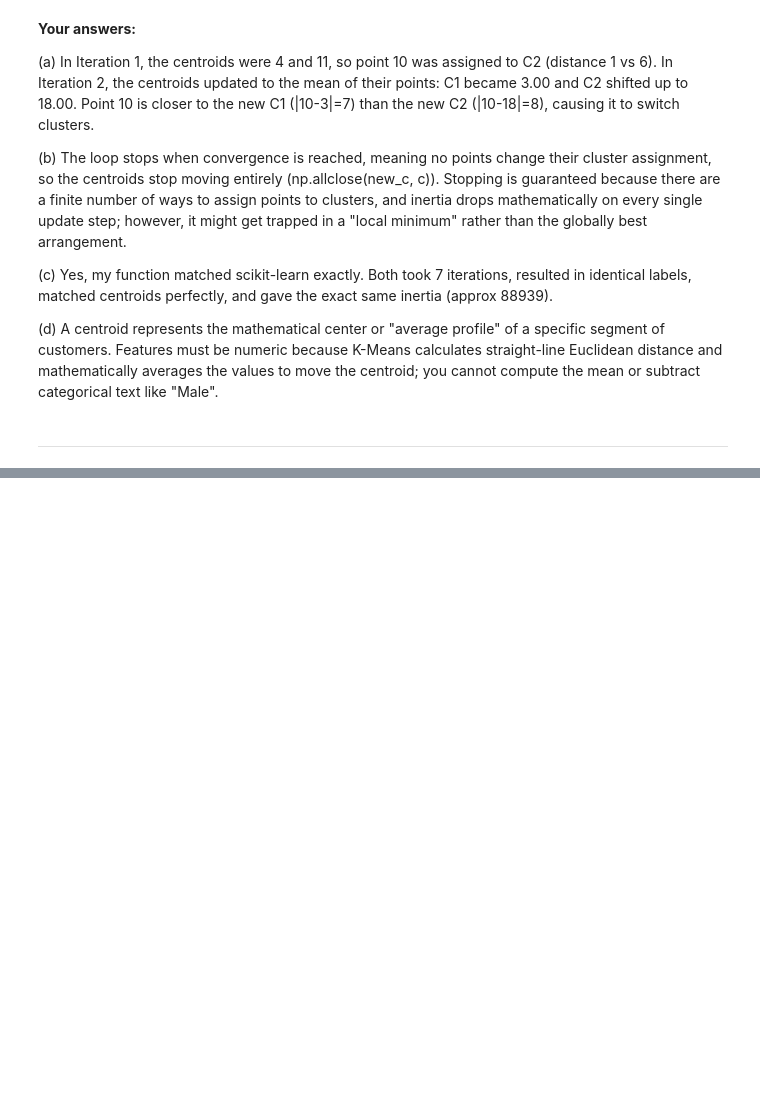
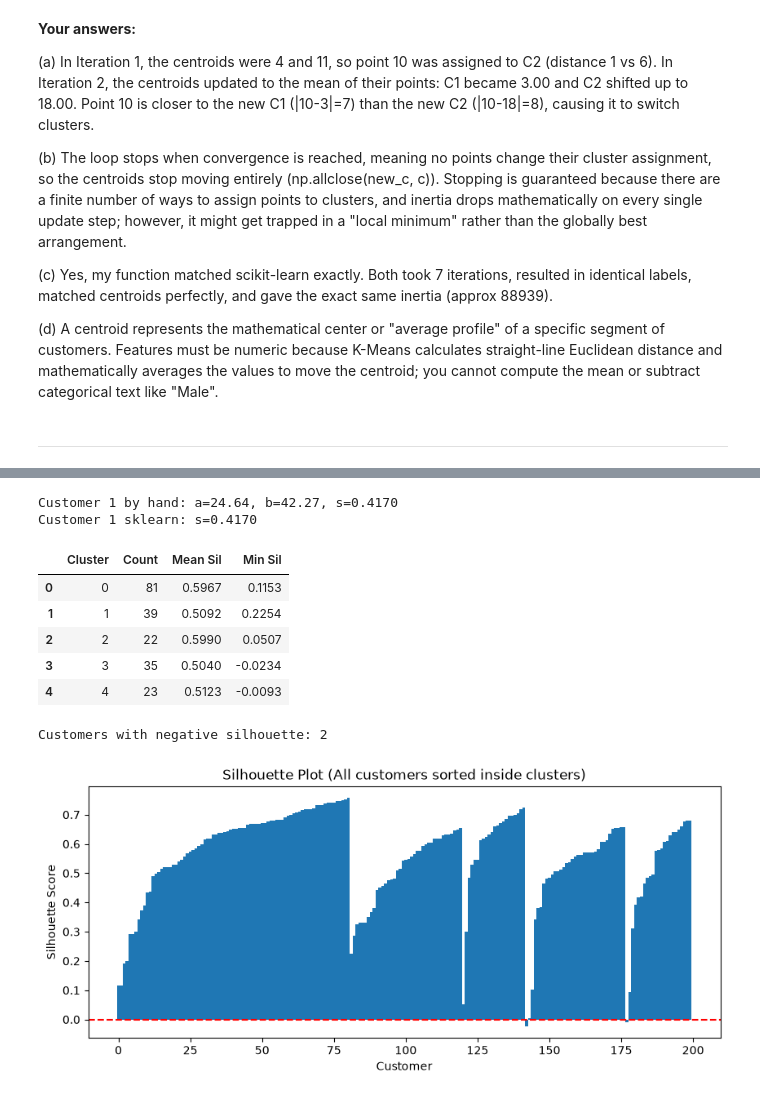
Before and after one commit to bahadurmalik82/customer-segmentation-kmeans, a Jupyter notebook: KMeans_Clustering.ipynb, the cells around one changed output, grey strips where cells are left out. Drawn from its saved outputs; the diff is of its cells as text; code cells hidden in the pictures; blank space fills up the shorter version.

```diff
--- a/KMeans_Clustering.ipynb
+++ b/KMeans_Clustering.ipynb
@@ -351,0 +423,66 @@ Centroids match: True
+# %%
+km5 = KMeans(n_clusters=5, n_init=10, random_state=SEED)
+labels5 = km5.fit_predict(X2)
+
+def point_silhouette(X, labels, i):
+    x_i = X[i]
+    c_i = labels[i]
+
+    # Calculate 'a' (exclude the point itself)
+    own_points = X[(labels == c_i) & (np.arange(len(X)) != i)]
+    a = np.sqrt(((own_points - x_i)**2).sum(axis=1)).mean() if len(own_points) > 0 else 0
+
+    # Calculate 'b'
+    b_vals = []
+    for k in range(5):
+        if k != c_i:
+            other_points = X[labels == k]
+            mean_dist = np.sqrt(((other_points - x_i)**2).sum(axis=1)).mean()
+            b_vals.append(mean_dist)
+    b = min(b_vals)
+
+    s = (b - a) / max(a, b)
+    return a, b, s
+
+a, b, s = point_silhouette(X2, labels5, 0)
+sk_s = silhouette_samples(X2, labels5)[0]
+print(f"Customer 1 by hand: a={a:.2f}, b={b:.2f}, s={s:.4f}")
+print(f"Customer 1 sklearn: s={sk_s:.4f}")
+
+# Cluster stats
+all_s = silhouette_samples(X2, labels5)
+stats = []
+for k in range(5):
+    c_sil = all_s[labels5 == k]
+    stats.append({
+        'Cluster': k, 'Count': len(c_sil),
+        'Mean Sil': c_sil.mean(), 'Min Sil': c_sil.min()
+    })
+display(pd.DataFrame(stats).round(4))
+print(f"Customers with negative silhouette: {(all_s < 0).sum()}")
+
+# Silhouette Plot
+sorted_sil = []
+for k in range(5):
+    c_sil = all_s[labels5 == k]
+    c_sil.sort()
+    sorted_sil.extend(c_sil)
+
+plt.figure(figsize=(10, 4))
+plt.bar(range(len(sorted_sil)), sorted_sil, width=1.0)
+plt.axhline(0, color='r', linestyle='--')
+plt.title('Silhouette Plot (All customers sorted inside clusters)')
+plt.ylabel('Silhouette Score')
+plt.xlabel('Customer')
+plt.show()
+# %% [output]
+Customer 1 by hand: a=24.64, b=42.27, s=0.4170
+Customer 1 sklearn: s=0.4170
+|  | Cluster | Count | Mean Sil | Min Sil |
+| 0 | 0 | 81 | 0.5967 | 0.1153 |
+| 1 | 1 | 39 | 0.5092 | 0.2254 |
+| 2 | 2 | 22 | 0.5990 | 0.0507 |
+| 3 | 3 | 35 | 0.5040 | -0.0234 |
+| 4 | 4 | 23 | 0.5123 | -0.0093 |
+Customers with negative silhouette: 2
+[figure, added]
```
Also changed, not shown: parts of 9 cells of this notebook.
